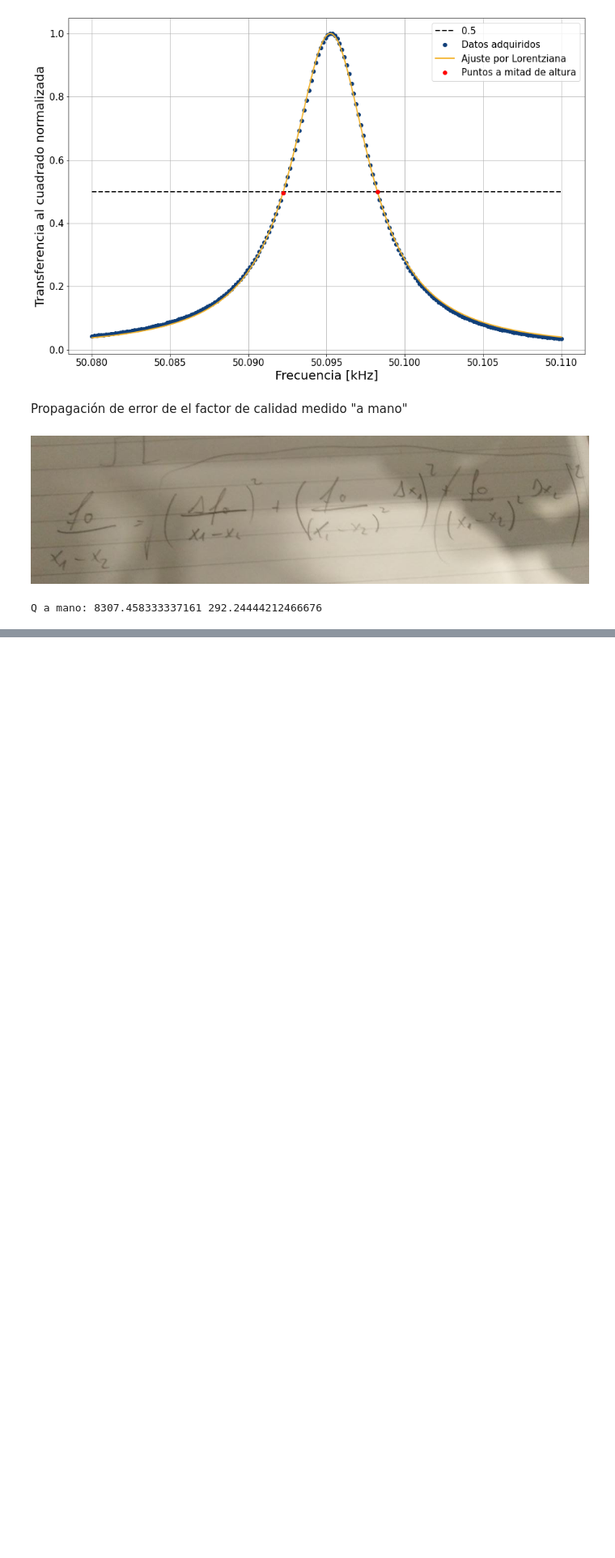
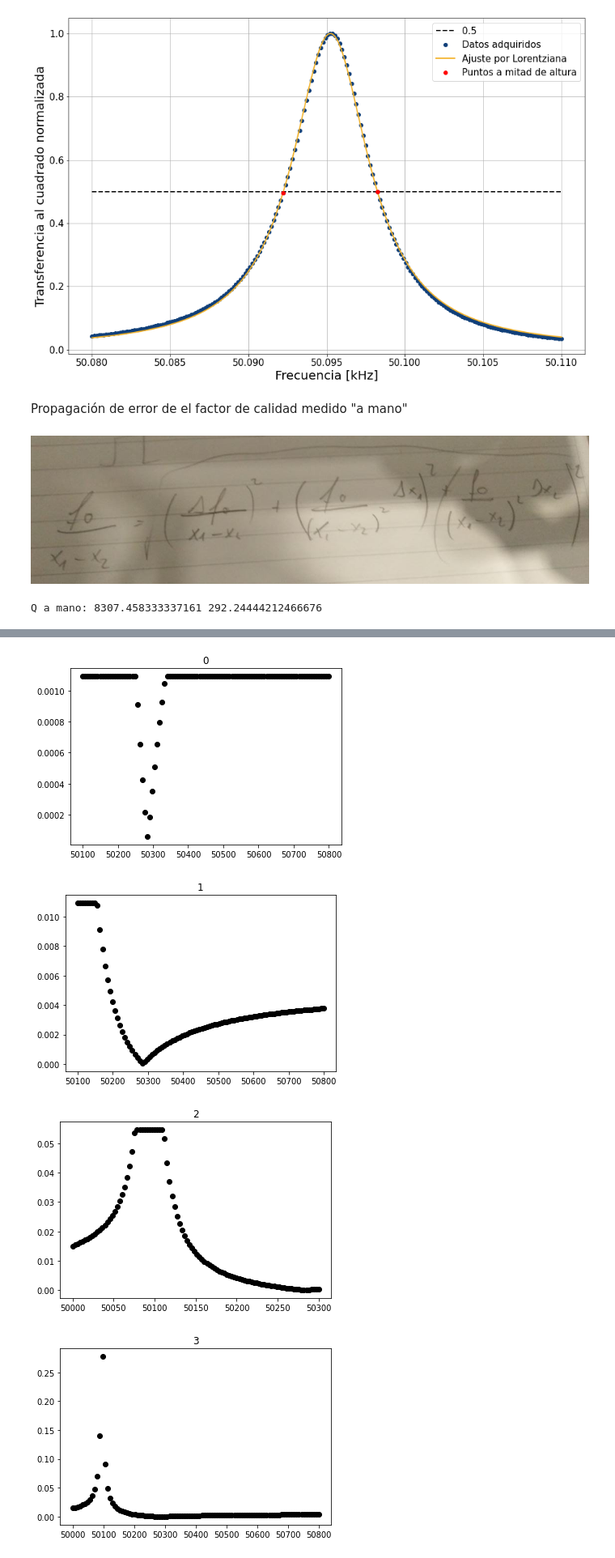
Before and after one commit to tdinapoli/labo-4, a Jupyter notebook: actividad_6/figuras.ipynb, the cells around one changed output, grey strips where cells are left out. Shown at 81% size. Saved outputs shown, nothing was run; the diff lists cells and outputs as text; code cells hidden in the pictures; blank space fills up the shorter version.

```diff
--- a/actividad_6/figuras.ipynb
+++ b/actividad_6/figuras.ipynb
@@ -229,0 +346,10 @@ Q a mano: 8307.458333337161 292.24444212466676
+# %%
+for i, med in enumerate(meds):
+    plt.plot(med[:,0], med[:,1], 'ok')
+    plt.title(str(i))
+    plt.show()
+# %% [output]
+[figure, added]
+[figure, added]
+[figure, added]
+[figure, added]
```
Also changed, not shown: parts of 9 cells of this notebook, 8 other files.
